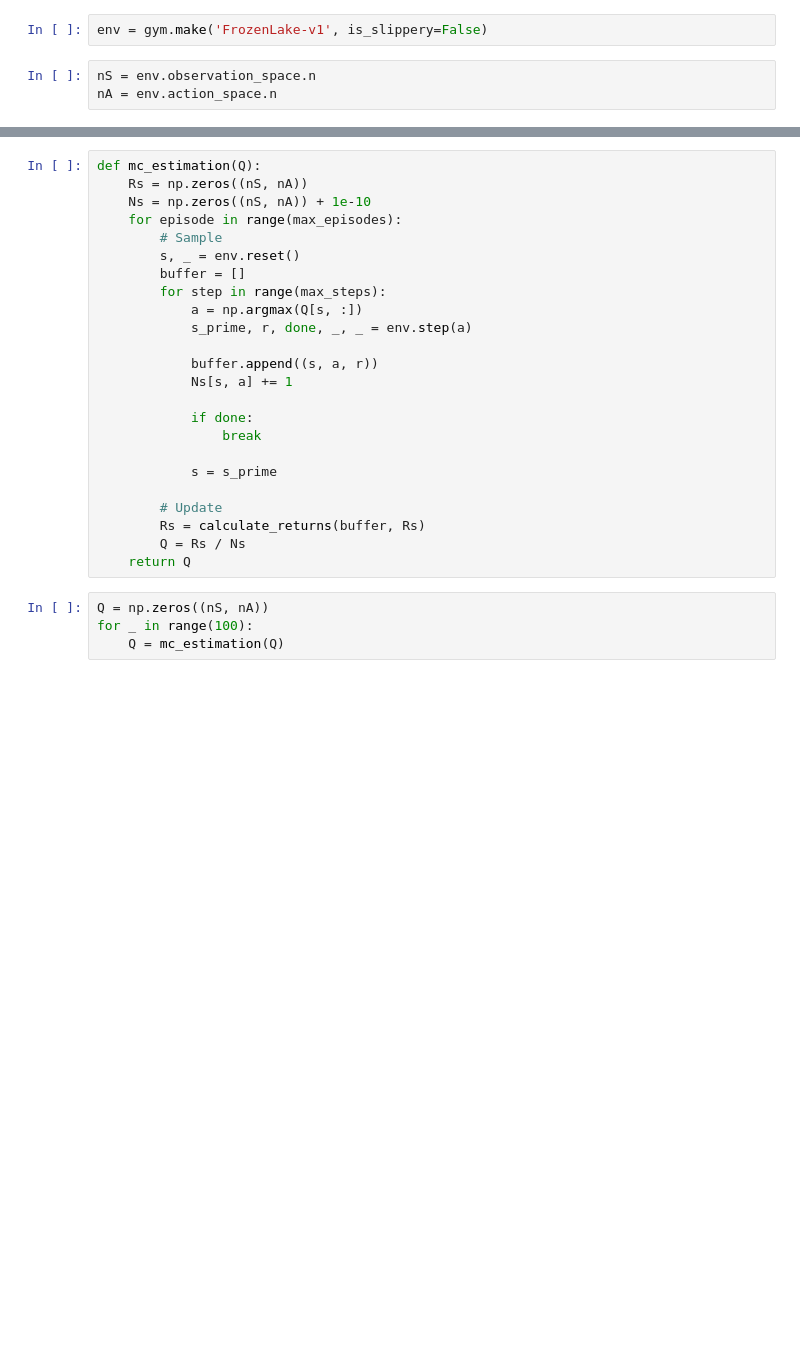
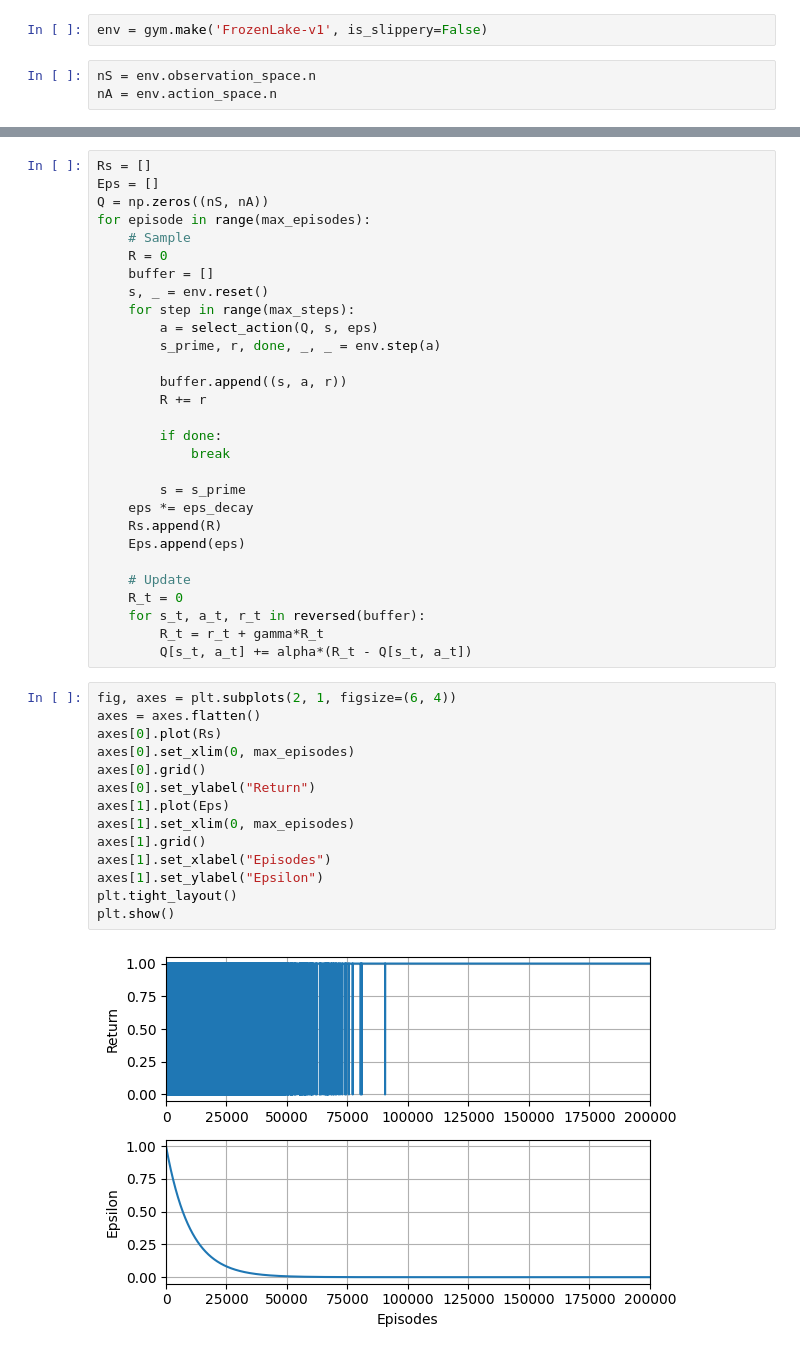
Before and after one commit to sergiorozada12/rl-basics, a Jupyter notebook: 5_montecarlo.ipynb, the cells around one changed output, grey strips where cells are left out. Cells and saved outputs as stored; diff of their text form; blank space fills up the shorter version.

```diff
--- a/5_montecarlo.ipynb
+++ b/5_montecarlo.ipynb
@@ -22,31 +30,48 @@ def calculate_returns(buffer, Rs):
 # %%
-def mc_estimation(Q):
-    Rs = np.zeros((nS, nA))
-    Ns = np.zeros((nS, nA)) + 1e-10
-    for episode in range(max_episodes):
-        # Sample
-        s, _ = env.reset()
-        buffer = []
-        for step in range(max_steps):
-            a = np.argmax(Q[s, :])
-            s_prime, r, done, _, _ = env.step(a)
+Rs = []
+Eps = []
+Q = np.zeros((nS, nA))
+for episode in range(max_episodes):
+    # Sample
+    R = 0
+    buffer = []
+    s, _ = env.reset()
+    for step in range(max_steps):
+        a = select_action(Q, s, eps)
+        s_prime, r, done, _, _ = env.step(a)
 
-            buffer.append((s, a, r))
-            Ns[s, a] += 1
+        buffer.append((s, a, r))
+        R += r
 
-            if done:
-                break
+        if done:
+            break
 
-            s = s_prime
+        s = s_prime
+    eps *= eps_decay
+    Rs.append(R)
+    Eps.append(eps)
 
-        # Update
-        Rs = calculate_returns(buffer, Rs)
-        Q = Rs / Ns
-    return Q
+    # Update
+    R_t = 0
+    for s_t, a_t, r_t in reversed(buffer):
+        R_t = r_t + gamma*R_t
+        Q[s_t, a_t] += alpha*(R_t - Q[s_t, a_t])
-# %%
-Q = np.zeros((nS, nA))
-for _ in range(100):
-    Q = mc_estimation(Q)
+# %%
+fig, axes = plt.subplots(2, 1, figsize=(6, 4))
+axes = axes.flatten()
+axes[0].plot(Rs)
+axes[0].set_xlim(0, max_episodes)
+axes[0].grid()
+axes[0].set_ylabel("Return")
+axes[1].plot(Eps)
+axes[1].set_xlim(0, max_episodes)
+axes[1].grid()
+axes[1].set_xlabel("Episodes")
+axes[1].set_ylabel("Epsilon")
+plt.tight_layout()
+plt.show()
+# %% [output]
+[figure, added]
 # %%
 plt.figure(figsize=(16, 6))
 plt.imshow(Q, cmap='Reds')
```
Also changed, not shown: parts of 9 cells of this notebook.
